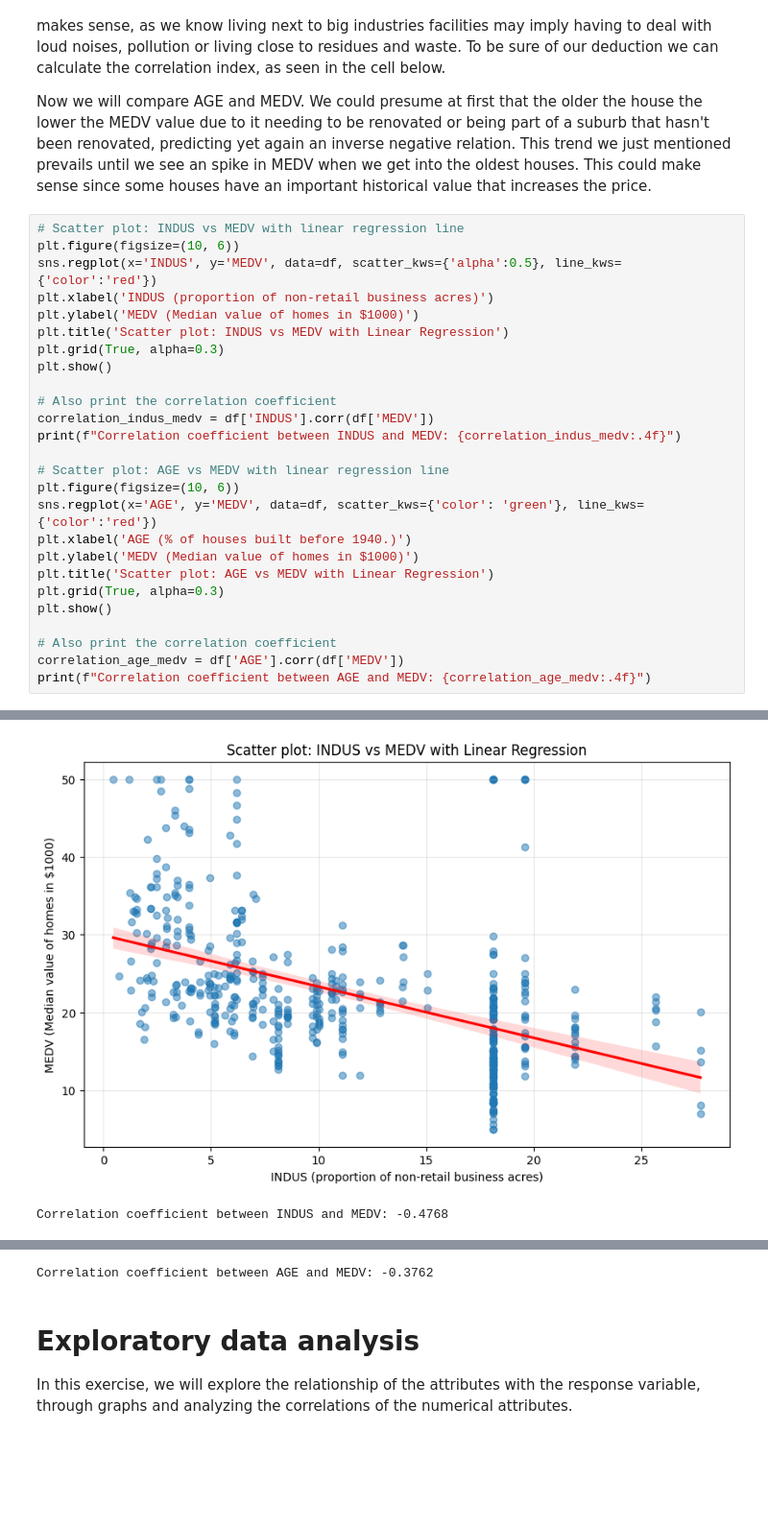
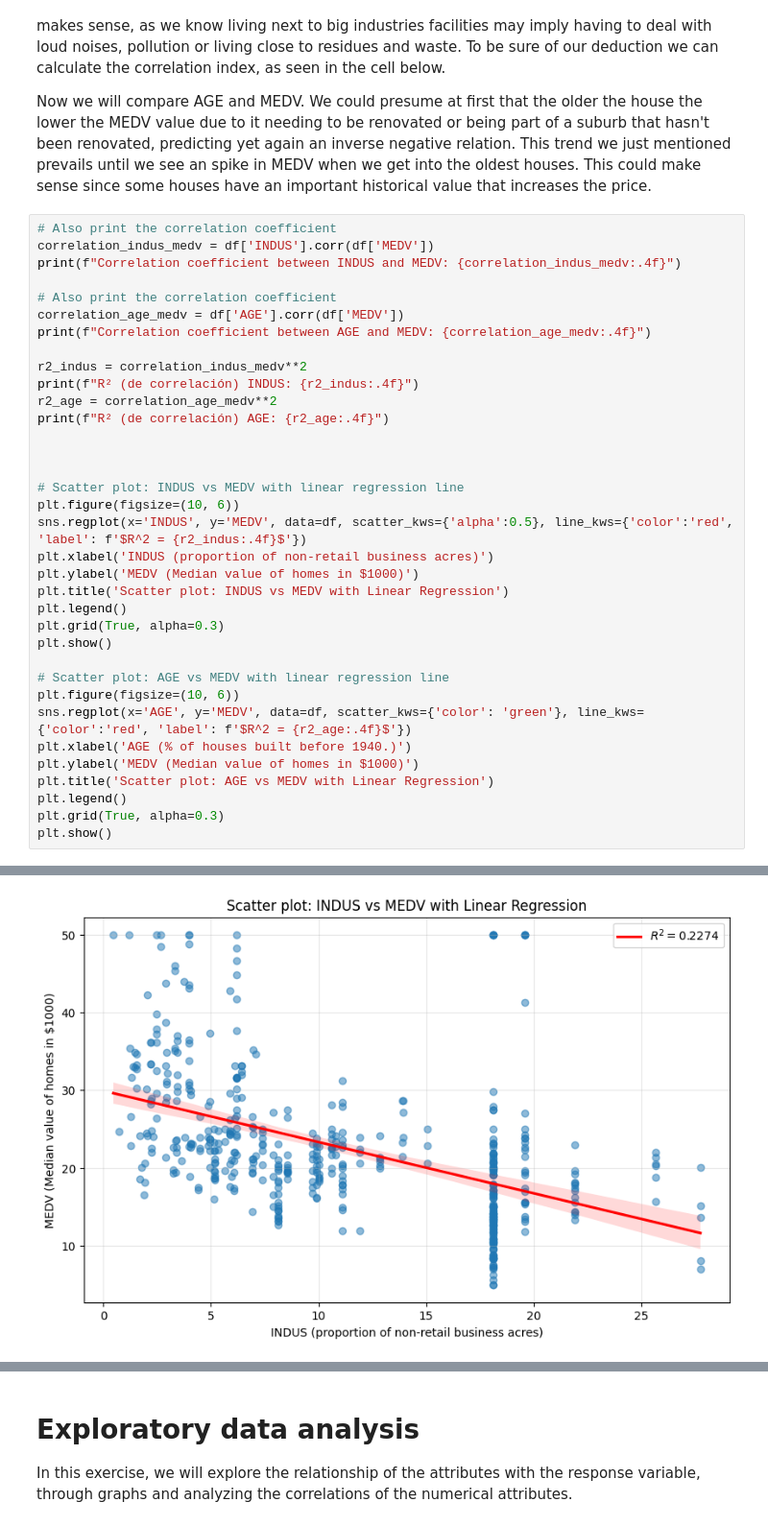
Before and after one commit to Eva080804/EDA, a Jupyter notebook: Ejercicio_1/EDA_inicial_blanco__ENG.ipynb, the cells around one changed output, grey strips where cells are left out. Shown at 96% size. Drawn from its saved outputs; the diff is of its cells as text; blank space fills up the shorter version.

```diff
--- a/Ejercicio_1/EDA_inicial_blanco__ENG.ipynb
+++ b/Ejercicio_1/EDA_inicial_blanco__ENG.ipynb
@@ -268,29 +340,38 @@ Comment on the results.
 
 Now we will compare AGE and MEDV. We could presume at first that the older the house the lower the MEDV value due to it needing to be renovated or being part of a suburb that hasn't been renovated, predicting yet again an inverse negative relation. This trend we just mentioned prevails until we see an spike in MEDV when we get into the oldest houses. This could make sense since some houses have an important historical value that increases the price.
 # %%
-# Scatter plot: INDUS vs MEDV with linear regression line
-plt.figure(figsize=(10, 6))
-sns.regplot(x='INDUS', y='MEDV', data=df, scatter_kws={'alpha':0.5}, line_kws={'color':'red'})
-plt.xlabel('INDUS (proportion of non-retail business acres)')
-plt.ylabel('MEDV (Median value of homes in $1000)')
-plt.title('Scatter plot: INDUS vs MEDV with Linear Regression')
-plt.grid(True, alpha=0.3)
-plt.show()
-
 # Also print the correlation coefficient
 correlation_indus_medv = df['INDUS'].corr(df['MEDV'])
 print(f"Correlation coefficient between INDUS and MEDV: {correlation_indus_medv:.4f}")
 
+# Also print the correlation coefficient
+correlation_age_medv = df['AGE'].corr(df['MEDV'])
+print(f"Correlation coefficient between AGE and MEDV: {correlation_age_medv:.4f}")
+
+r2_indus = correlation_indus_medv**2
+print(f"R² (de correlación) INDUS: {r2_indus:.4f}")
+r2_age = correlation_age_medv**2
+print(f"R² (de correlación) AGE: {r2_age:.4f}")
+
+
+
+# Scatter plot: INDUS vs MEDV with linear regression line
+plt.figure(figsize=(10, 6))
+sns.regplot(x='INDUS', y='MEDV', data=df, scatter_kws={'alpha':0.5}, line_kws={'color':'red', 'label': f'$R^2 = {r2_indus:.4f}$'})
+plt.xlabel('INDUS (proportion of non-retail business acres)')
+plt.ylabel('MEDV (Median value of homes in $1000)')
+plt.title('Scatter plot: INDUS vs MEDV with Linear Regression')
+plt.legend()
+plt.grid(True, alpha=0.3)
+plt.show()
+
 # Scatter plot: AGE vs MEDV with linear regression line
 plt.figure(figsize=(10, 6))
-sns.regplot(x='AGE', y='MEDV', data=df, scatter_kws={'color': 'green'}, line_kws={'color':'red'})
+sns.regplot(x='AGE', y='MEDV', data=df, scatter_kws={'color': 'green'}, line_kws={'color':'red', 'label': f'$R^2 = {r2_age:.4f}$'})
 plt.xlabel('AGE (% of houses built before 1940.)')
 plt.ylabel('MEDV (Median value of homes in $1000)')
 plt.title('Scatter plot: AGE vs MEDV with Linear Regression')
+plt.legend()
 plt.grid(True, alpha=0.3)
 plt.show()
-
-# Also print the correlation coefficient
-correlation_age_medv = df['AGE'].corr(df['MEDV'])
-print(f"Correlation coefficient between AGE and MEDV: {correlation_age_medv:.4f}")
 # %% [output]
@@ -297,2 +382 @@ print(f"Correlation coefficient between AGE and MEDV: {correlation_age_medv:.4f}
-[figure, old version]
+[figure, new version]
-Correlation coefficient between INDUS and MEDV: -0.4768
@@ -300,4 +384,3 @@ Correlation coefficient between INDUS and MEDV: -0.4768
-Correlation coefficient between AGE and MEDV: -0.3762
 # %% [markdown]
 # **Exploratory data analysis**
 
```
Also changed, not shown: parts of 7 cells of this notebook.
